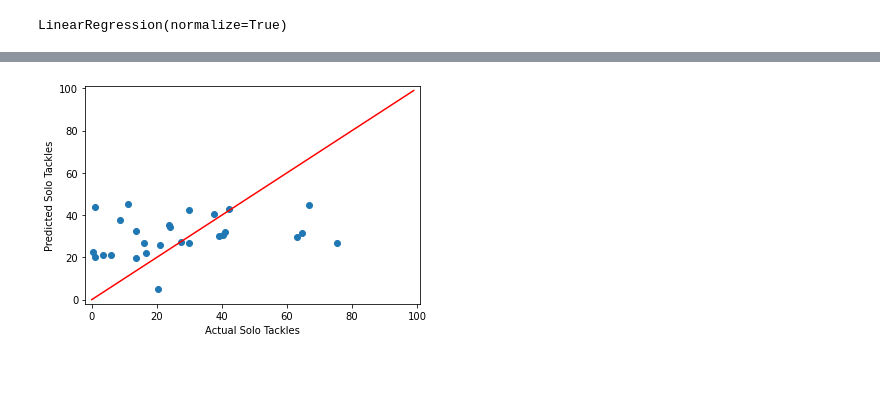
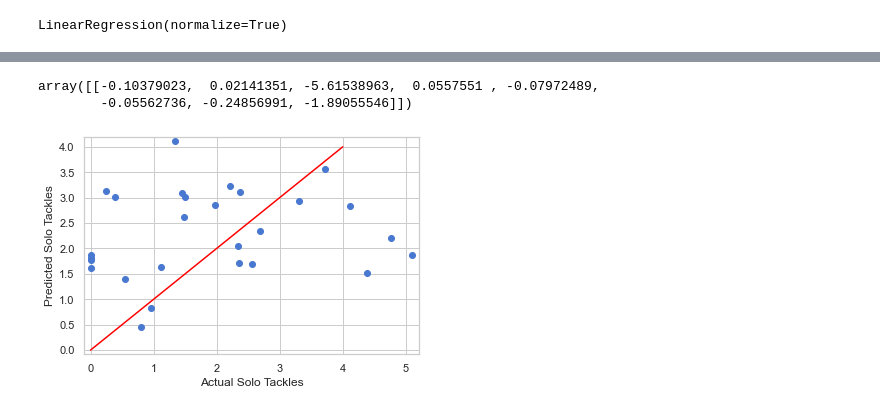
Before and after one commit to jkurt13/CapstoneTwo, a Jupyter notebook: EDA.ipynb, the cells around one changed output, grey strips where cells are left out. Saved outputs shown, nothing was run; the diff lists cells and outputs as text; code cells hidden in the pictures; blank space fills up the shorter version.

```diff
--- a/EDA.ipynb
+++ b/EDA.ipynb
@@ -633,0 +663,17 @@ Lower than 5% reject the null hypothesis
+# %%
+#Ints Per Game Filler
+
+for i in range(len(drafted)):
+    if((drafted.iloc[i, 17] - drafted.iloc[i, 0]) == 0):
+        drafted.iloc[i, 28] = round(drafted.iloc[i, 24] / 1)
+    else:
+        drafted.iloc[i, 28] = round(drafted.iloc[i, 24] / (drafted.iloc[i, 17] - drafted.iloc[i, 0]), 2)
+# %%
+#Sacks Per Year Filler
+
+for i in range(len(drafted)):
+    if((drafted.iloc[i, 17] - drafted.iloc[i, 0]) == 0):
+        drafted.iloc[i, 29] = round(drafted.iloc[i, 25] / 1)
+    else:
+        drafted.iloc[i, 29] = round(drafted.iloc[i, 25] / (drafted.iloc[i, 17] - drafted.iloc[i, 0]), 2)
+drafted
@@ -669,14 +729,3 @@ _ = plt.figure(figsize=(7, 7))
 _ = sns.scatterplot(x='40 Yard', y='3Cone', data=draft_df, hue='POS', size='Drafted')
 # %% [output]
 [figure]
-# %%
-drafted['Broad Jump (in)'].replace(np.nan, np.mean(drafted['Broad Jump (in)']), inplace=True)
-drafted['Solo'].replace(np.nan, np.mean(drafted['Solo']), inplace=True)
-drafted['Solos_Per_Year'].replace(np.nan, np.mean(drafted['Solos_Per_Year']), inplace=True)
-drafted['Bench Press'].replace(np.nan, np.mean(drafted['Bench Press']), inplace=True)
-drafted['40 Yard'].replace(np.nan, np.mean(drafted['40 Yard']), inplace=True)
-drafted['Vert Leap (in)'].replace(np.nan, np.mean(drafted['Vert Leap (in)']), inplace=True)
-drafted['Shuttle'].replace(np.nan, np.mean(drafted['Shuttle']), inplace=True)
-drafted['3Cone'].replace(np.nan, np.mean(drafted['3Cone']), inplace=True)
-drafted['Int'].replace(np.nan, 0, inplace=True)
-drafted['Sacks'].replace(np.nan, 0, inplace=True)
@@ -688,5 +732,5 @@ See the caveats in the documentation: https://pandas.pydata.org/pandas-docs/stab
 # %%
-y = drafted[['Solos_Per_Year']]
+y = drafted[['Solos_Per_Game']]
 #X = drafted.drop(columns=['Win-Loss Record', 'Solo', 'Round', 'Pick', 'Year', 'Drafted', 'DrAV', 'CarAV', 'AP1', 'Name', 'College', 'POS', 'To', 'Age', 'Team'])
 X = drafted[['Height (in)', 'Weight (lbs)','40 Yard', 'Bench Press', 'Vert Leap (in)', 'Broad Jump (in)', 'Shuttle', '3Cone']]
 X_train, X_test, y_train, y_test = train_test_split(X, y, train_size=0.75, test_size=0.25)
@@ -718,10 +757,15 @@ rModel.score(X_train, y_train)
+# %%
+rModel.coef_
+# %% [output]
+array([[-0.10379023,  0.02141351, -5.61538963,  0.0557551 , -0.07972489,
+        -0.05562736, -0.24856991, -1.89055546]])
 # %%
 pred = rModel.predict(X_test)
 # %%
 _ = plt.scatter(y_test, pred)
-_ = plt.plot([x for x in range(0,100)],[x for x in range(0,100)], color='red')
+_ = plt.plot([x for x in range(0, 5)],[x for x in range(0, 5)], color='red')
 _ = plt.margins(0.02)
 _ = plt.xlabel('Actual Solo Tackles')
 _ = plt.ylabel('Predicted Solo Tackles')
 # %% [output]
-[figure, old version]
+[figure, new version]
```
Also changed, not shown: parts of 22 cells of this notebook.
